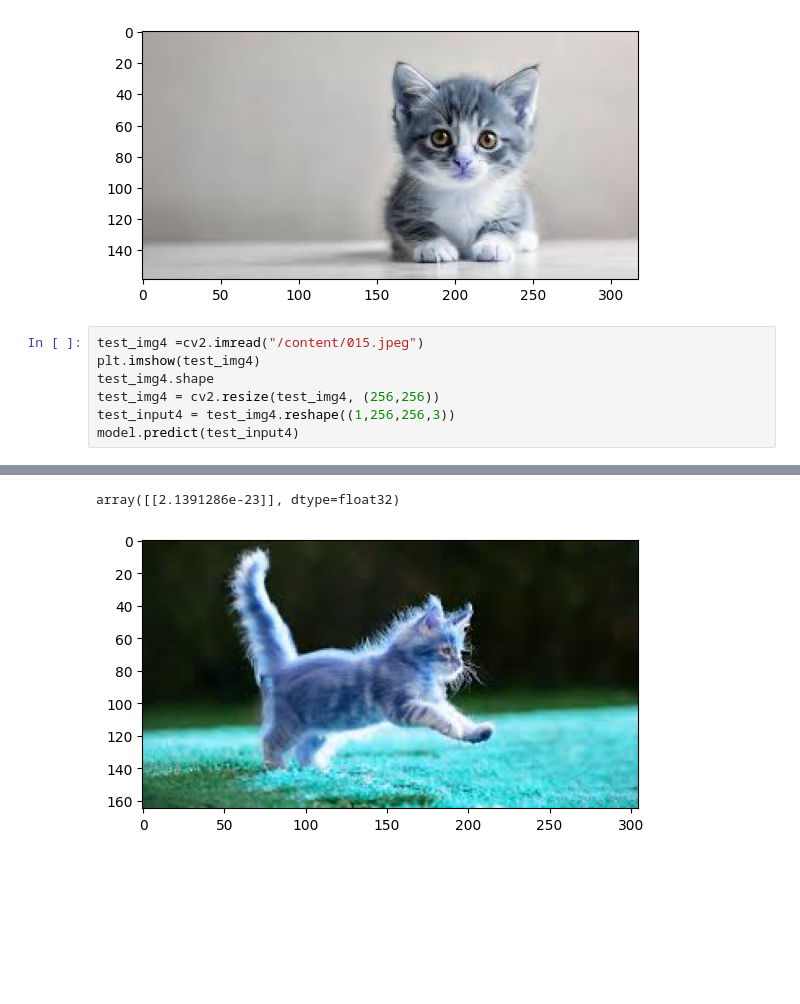
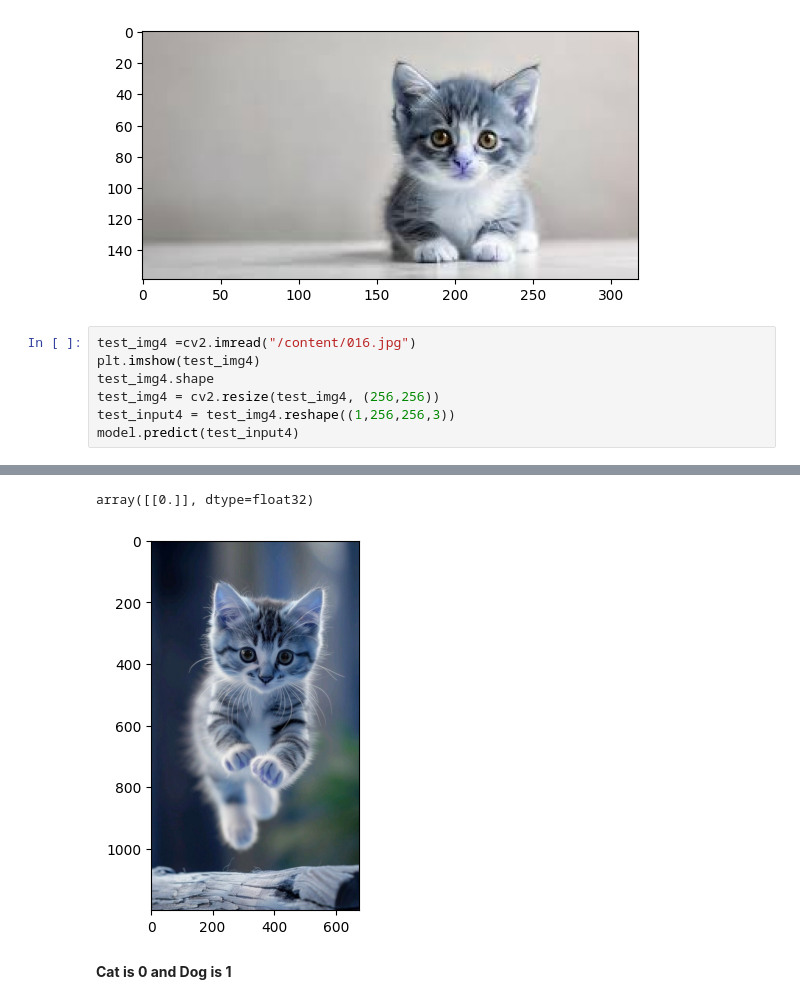
Before and after one commit to tahirkorma/deep-learning, a Jupyter notebook: CNN/cat_vs_dog_classification_cnn.ipynb, the cells around one changed output, grey strips where cells are left out. Cells and saved outputs as stored; diff of their text form; blank space fills up the shorter version.

```diff
--- a/CNN/cat_vs_dog_classification_cnn.ipynb
+++ b/CNN/cat_vs_dog_classification_cnn.ipynb
@@ -221,7 +221,7 @@ model.predict(test_input3)
 array([[0.]], dtype=float32)
 [figure]
 # %%
-test_img4 =cv2.imread("/content/015.jpeg")
+test_img4 =cv2.imread("/content/016.jpg")
 plt.imshow(test_img4)
 test_img4.shape
 test_img4 = cv2.resize(test_img4, (256,256))
@@ -232,2 +232,4 @@ model.predict(test_input4)
-array([[2.1391286e-23]], dtype=float32)
+array([[0.]], dtype=float32)
-[figure, old version]
+[figure, new version]
+# %% [markdown]
+**Cat is 0 and Dog is 1**
```
Also changed, not shown: parts of 1 cell of this notebook.
